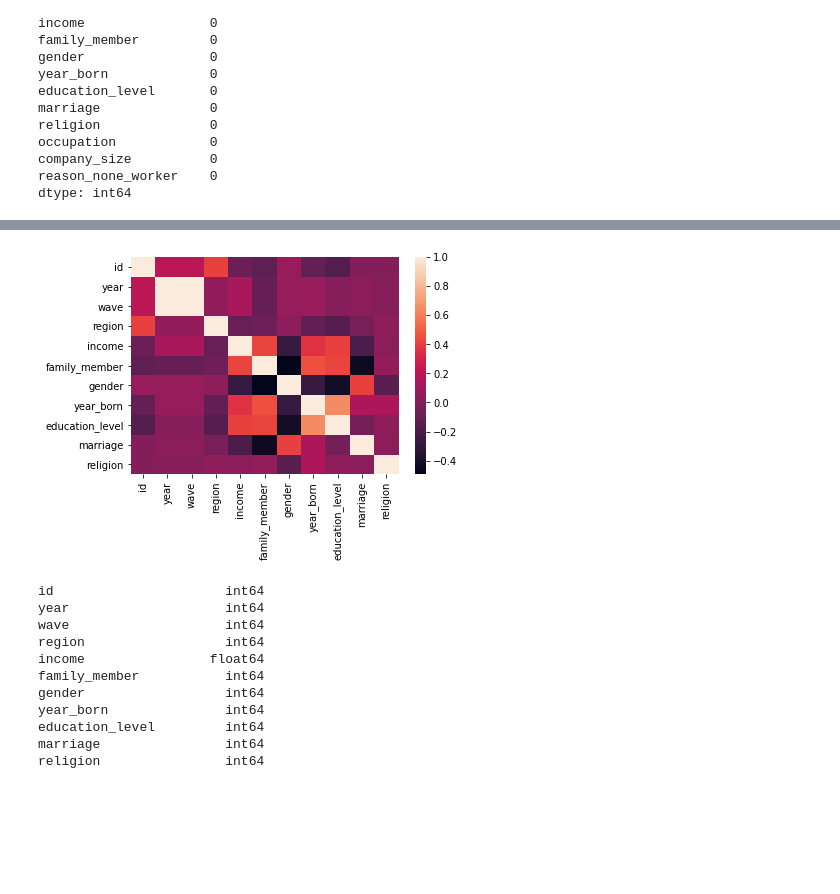
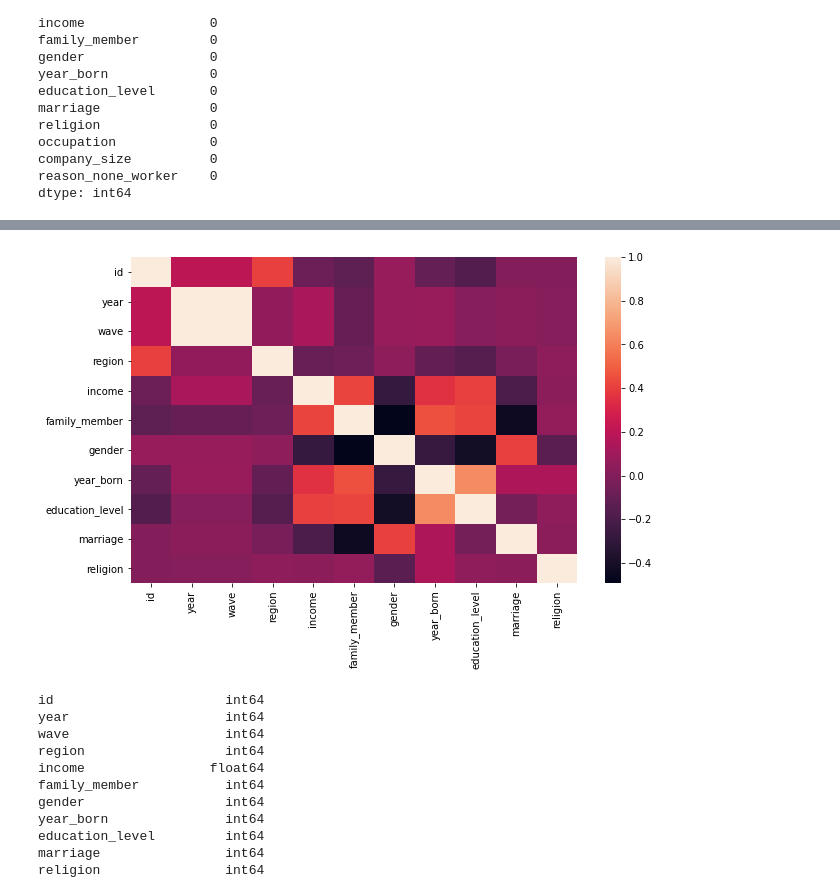
Before and after one commit to DongIk-Jang/programmers_dev_course, a Jupyter notebook: monthly_project_eda/EDA-Mission2.ipynb, the cells around one changed output, grey strips where cells are left out. Saved outputs shown, nothing was run; the diff lists cells and outputs as text; code cells hidden in the pictures; blank space fills up the shorter version.

```diff
--- a/monthly_project_eda/EDA-Mission2.ipynb
+++ b/monthly_project_eda/EDA-Mission2.ipynb
@@ -136,8 +155,9 @@ plt.show()
 # %%
+plt.figure(figsize=(10, 6))
 sns.heatmap(income_df.corr())
 plt.show()
 # %% [output]
-[figure, old version]
+[figure, new version]
 # %%
 income_df['occupation'] = income_df['occupation'].astype(str)
 income_df.dtypes
```
Also changed, not shown: parts of 18 cells of this notebook.
